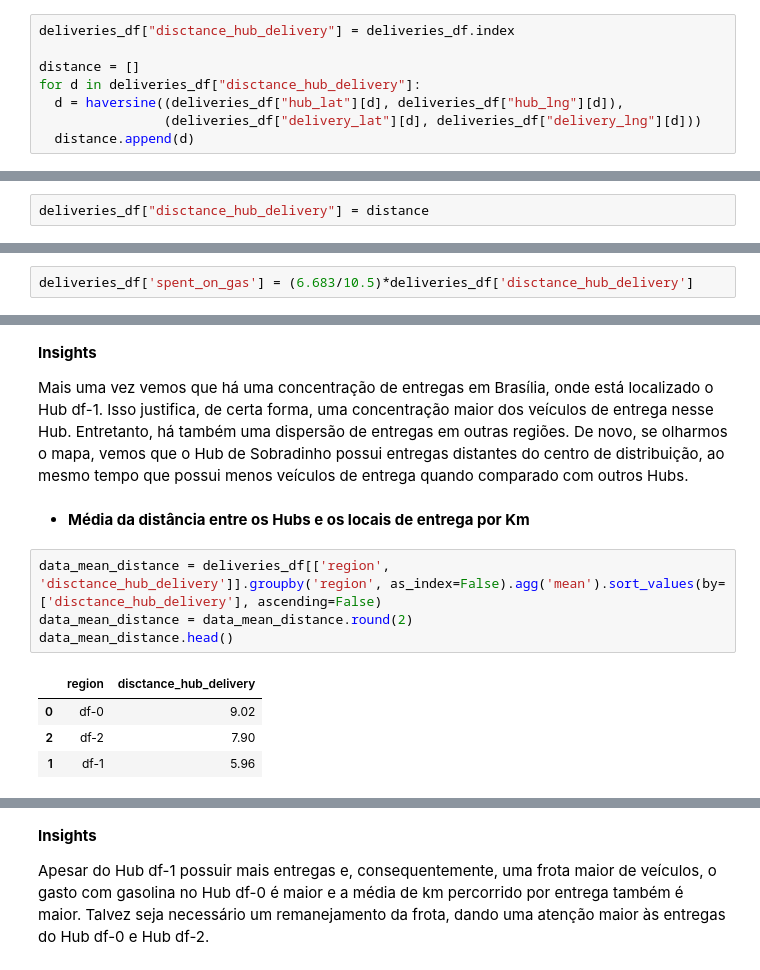
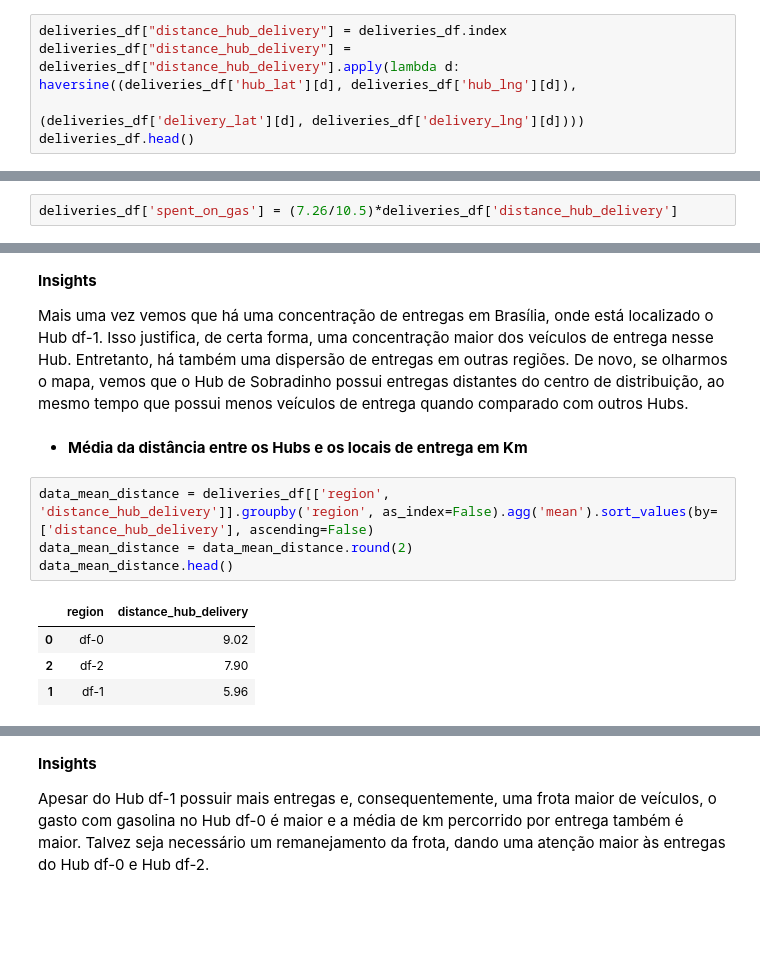
Before and after one commit to cmpbj/Analise-Exploratoria-Dados-Logistica, a Jupyter notebook: analise_exploratoria_de_dados_de_logistica.ipynb, the cells around one changed output, grey strips where cells are left out. Cells and saved outputs as stored; diff of their text form; blank space fills up the shorter version.

```diff
--- a/analise_exploratoria_de_dados_de_logistica.ipynb
+++ b/analise_exploratoria_de_dados_de_logistica.ipynb
@@ -431,8 +452,5 @@ deliveries_df["disctance_hub_delivery1"] = haversine_vectorize(deliveries_df["hu
 # %%
-deliveries_df["disctance_hub_delivery"] = deliveries_df.index
-
-distance = []
-for d in deliveries_df["disctance_hub_delivery"]:
-  d = haversine((deliveries_df["hub_lat"][d], deliveries_df["hub_lng"][d]),
-                (deliveries_df["delivery_lat"][d], deliveries_df["delivery_lng"][d]))
-  distance.append(d)
+deliveries_df["distance_hub_delivery"] = deliveries_df.index
+deliveries_df["distance_hub_delivery"] = deliveries_df["distance_hub_delivery"].apply(lambda d: haversine((deliveries_df['hub_lat'][d], deliveries_df['hub_lng'][d]),
+                                                                                 (deliveries_df['delivery_lat'][d], deliveries_df['delivery_lng'][d])))
+deliveries_df.head()
@@ -439,2 +463,0 @@ for d in deliveries_df["disctance_hub_delivery"]:
-# %%
-deliveries_df["disctance_hub_delivery"] = distance
@@ -441,3 +472,5 @@ deliveries_df["disctance_hub_delivery"] = distance
+# %%
+deliveries_df['spent_on_gas'] = (7.26/10.5)*deliveries_df['distance_hub_delivery']
 # %%
 deliveries_df.head()
 # %% [output]
@@ -458,2 +482,0 @@ Segundo a Agência Nacional do Petróleo, Gás, e Biocombustíveis (ANP), o pre
-# %%
-deliveries_df['spent_on_gas'] = (6.683/10.5)*deliveries_df['disctance_hub_delivery']
@@ -680,13 +730,13 @@ Mais uma vez vemos que há uma concentração de entregas em Brasília, onde est
 # %% [markdown]
 
 
-*   **Média da distância entre os Hubs e os locais de entrega por Km**
+*   **Média da distância entre os Hubs e os locais de entrega em Km**
 # %%
-data_mean_distance = deliveries_df[['region', 'disctance_hub_delivery']].groupby('region', as_index=False).agg('mean').sort_values(by=['disctance_hub_delivery'], ascending=False)
+data_mean_distance = deliveries_df[['region', 'distance_hub_delivery']].groupby('region', as_index=False).agg('mean').sort_values(by=['distance_hub_delivery'], ascending=False)
 data_mean_distance = data_mean_distance.round(2)
 data_mean_distance.head()
 # %% [output]
-|  | region | disctance_hub_delivery |
+|  | region | distance_hub_delivery |
 | 0 | df-0 | 9.02 |
 | 2 | df-2 | 7.90 |
 | 1 | df-1 | 5.96 |
```
Also changed, not shown: parts of 52 cells of this notebook.
